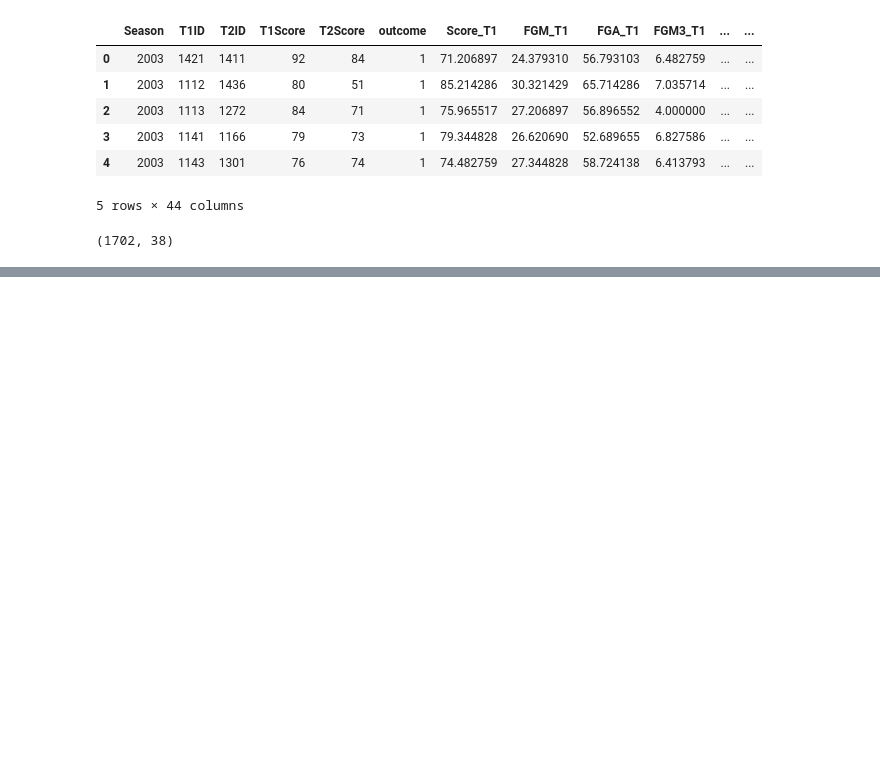
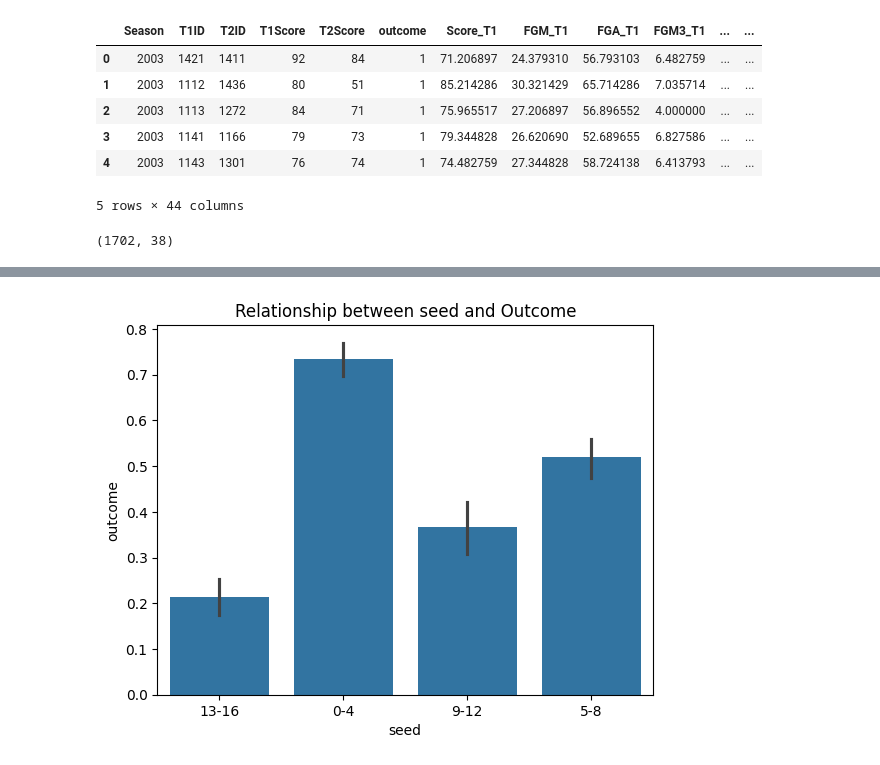
Before and after one commit to Codeworld1999/Marchmadness, a Jupyter notebook: predict.ipynb, the cells around one changed output, grey strips where cells are left out. Cells and saved outputs as stored; diff of their text form; code cells hidden in the pictures; blank space fills up the shorter version.

```diff
--- a/predict.ipynb
+++ b/predict.ipynb
@@ -190,0 +219,11 @@ merged_df.shape
+# %%
+def categorize(seed):
+    seed_n = int(seed[1:3])
+    if seed_n < 4:
+        return '0-4'
+    elif seed_n < 9:
+        return '5-8'
+    elif seed_n < 12:
+        return '9-12'
+    else:
+        return '13-16'
@@ -190,0 +238,3 @@ merged_df.shape
+# %%
+merged_df['New_seed_T1'] = merged_df['Seed_T1'].apply(categorize)
+merged_df['New_seed_T2'] = merged_df['Seed_T2'].apply(categorize)
@@ -190,0 +251,12 @@ merged_df.shape
+# %%
+sns.barplot(x = merged_df['New_seed_T1'], y = merged_df['outcome'])
+plt.ylabel('outcome')
+plt.xlabel('seed')
+plt.title('Relationship between seed and Outcome')
+
+# Add a vertical line at the mean age for visual reference
+#plt.axvline(x=merged_df['Score_T1'], color='gray', linestyle='--')
+
+plt.show()
+# %% [output]
+[figure, added]
```
Also changed, not shown: parts of 14 cells of this notebook, 1 other file.
